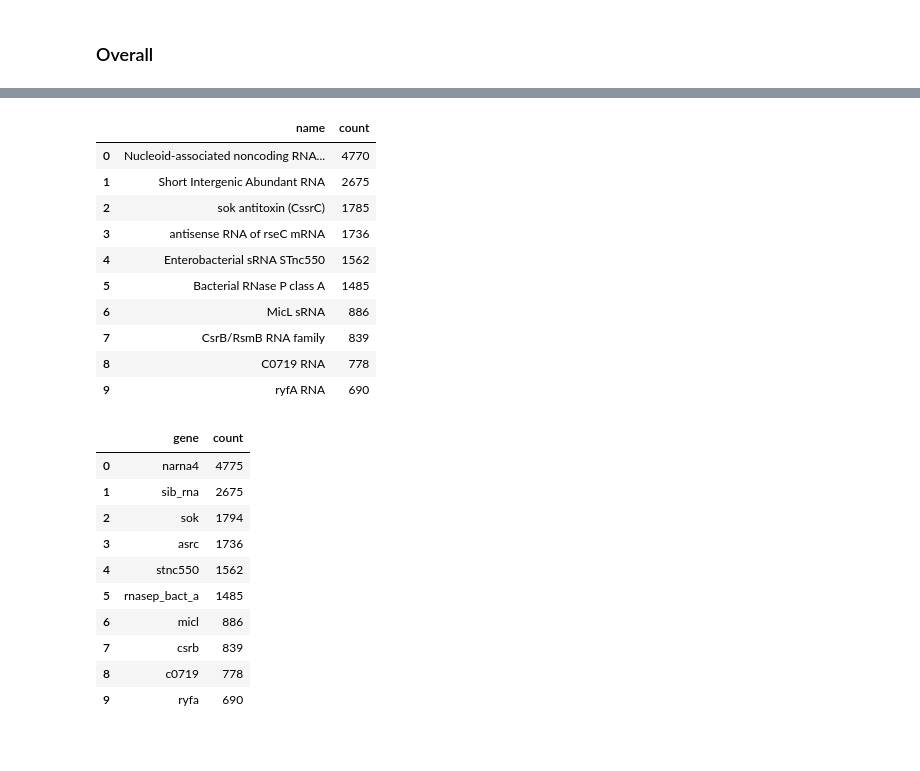
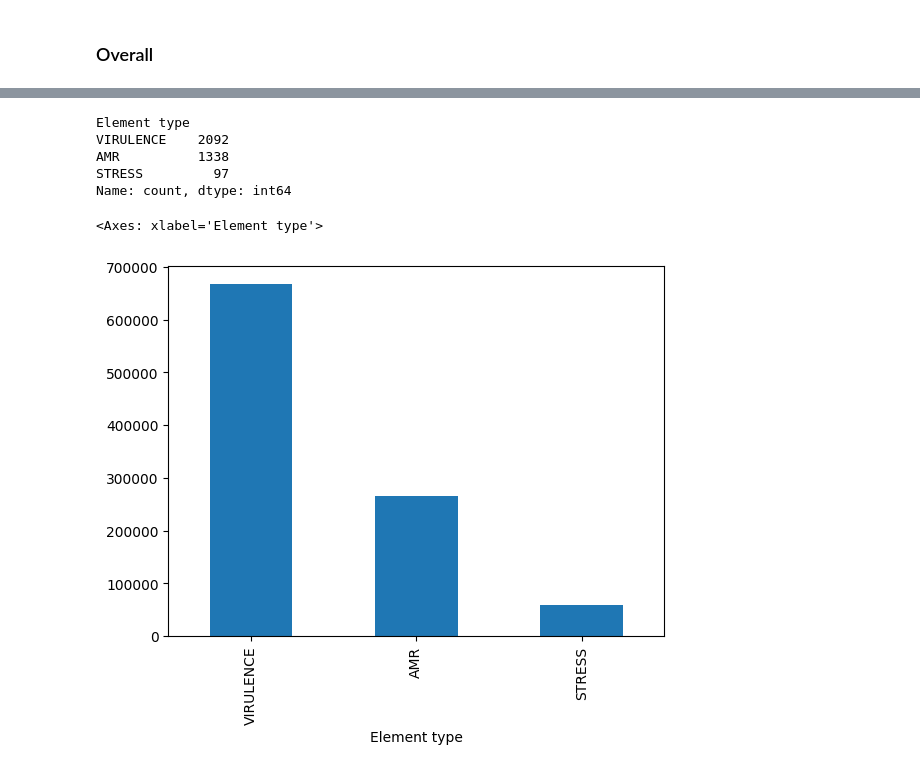
Before and after one commit to ryashpal/alfred-data-analysis, a Jupyter notebook: notebooks/genome_nlp_tokens/token_amrgene_overlaps_saur.ipynb, the cells around one changed output, grey strips where cells are left out. Cells and saved outputs as stored; diff of their text form; code cells hidden in the pictures.

```diff
--- a/notebooks/genome_nlp_tokens/token_amrgene_overlaps_saur.ipynb
+++ b/notebooks/genome_nlp_tokens/token_amrgene_overlaps_saur.ipynb
@@ -257,28 +249,13 @@ overlappingDf[overlappingDf.feature_type == 'ncRNA'][['name', 'gene', 'index']].
-# %%
-overlappingDf[overlappingDf.feature_type == 'ncRNA'].name.value_counts().reset_index()[:10]
-# %% [output]
-|  | name | count |
-| 0 | Nucleoid-associated noncoding RNA... | 4770 |
-| 1 | Short Intergenic Abundant RNA | 2675 |
-| 2 | sok antitoxin (CssrC) | 1785 |
-| 3 | antisense RNA of rseC mRNA | 1736 |
-| 4 | Enterobacterial sRNA STnc550 | 1562 |
-| 5 | Bacterial RNase P class A | 1485 |
-| 6 | MicL sRNA | 886 |
-| 7 | CsrB/RsmB RNA family | 839 |
-| 8 | C0719 RNA | 778 |
-| 9 | ryfA RNA | 690 |
-# %%
-overlappingDf[overlappingDf.feature_type == 'ncRNA'].gene.value_counts().reset_index()[:10]
-# %% [output]
-|  | gene | count |
-| 0 | narna4 | 4775 |
-| 1 | sib_rna | 2675 |
-| 2 | sok | 1794 |
-| 3 | asrc | 1736 |
-| 4 | stnc550 | 1562 |
-| 5 | rnasep_bact_a | 1485 |
-| 6 | micl | 886 |
-| 7 | csrb | 839 |
-| 8 | c0719 | 778 |
-| 9 | ryfa | 690 |
+# %%
+highscoreOverlappingDf['Element type'].value_counts()
+# %% [output]
+Element type
+VIRULENCE    2092
+AMR          1338
+STRESS         97
+Name: count, dtype: int64
+# %%
+overlappingDf['Element type'].value_counts().plot(kind = 'bar')
+# %% [output]
+<Axes: xlabel='Element type'>
+[figure, added]
```
Also changed, not shown: parts of 28 cells of this notebook, 3 other files.
